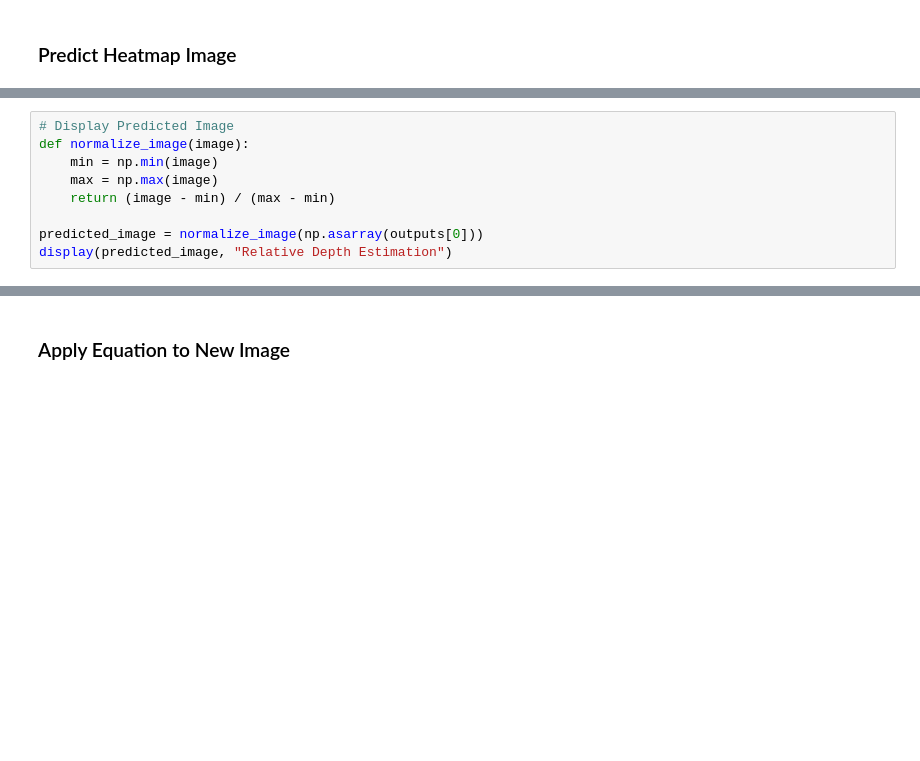
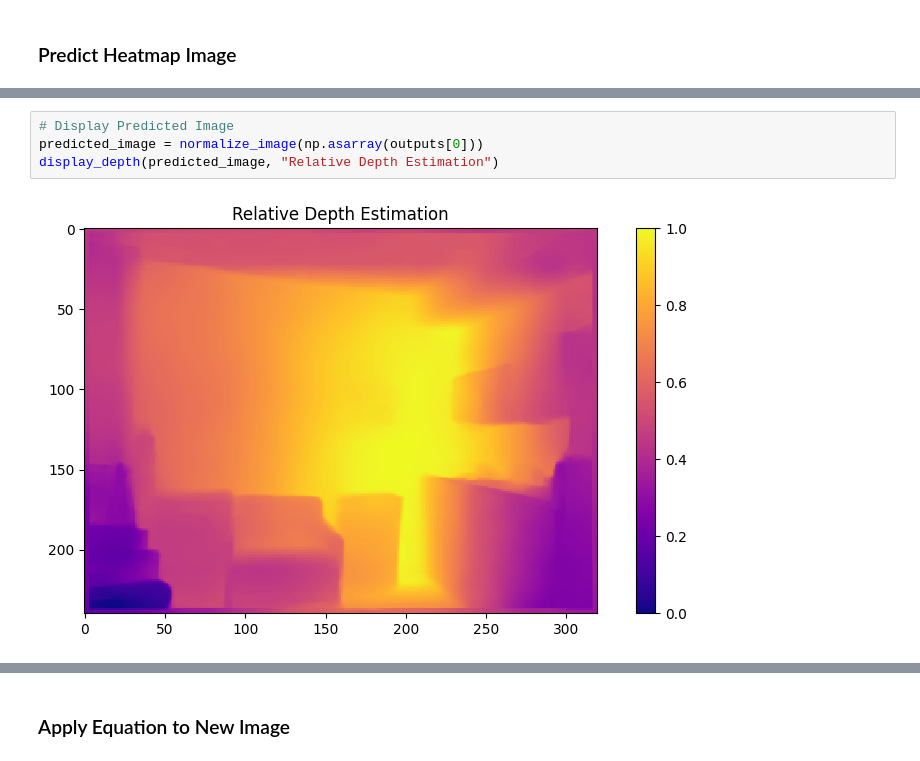
Before and after one commit to henrykaus/monocular-depth-estimation, a Jupyter notebook: notebook.ipynb, the cells around one changed output, grey strips where cells are left out. Cells and saved outputs as stored; diff of their text form; blank space fills up the shorter version.

```diff
--- a/notebook.ipynb
+++ b/notebook.ipynb
@@ -101,9 +204,6 @@ display(true_depth_image, "True Depth Image (m)")
 # %%
 # Display Predicted Image
-def normalize_image(image):
-    min = np.min(image)
-    max = np.max(image)
-    return (image - min) / (max - min)
-
 predicted_image = normalize_image(np.asarray(outputs[0]))
-display(predicted_image, "Relative Depth Estimation")
+display_depth(predicted_image, "Relative Depth Estimation")
+# %% [output]
+[figure, added]
```
Also changed, not shown: parts of 19 cells of this notebook, 2 other files.
